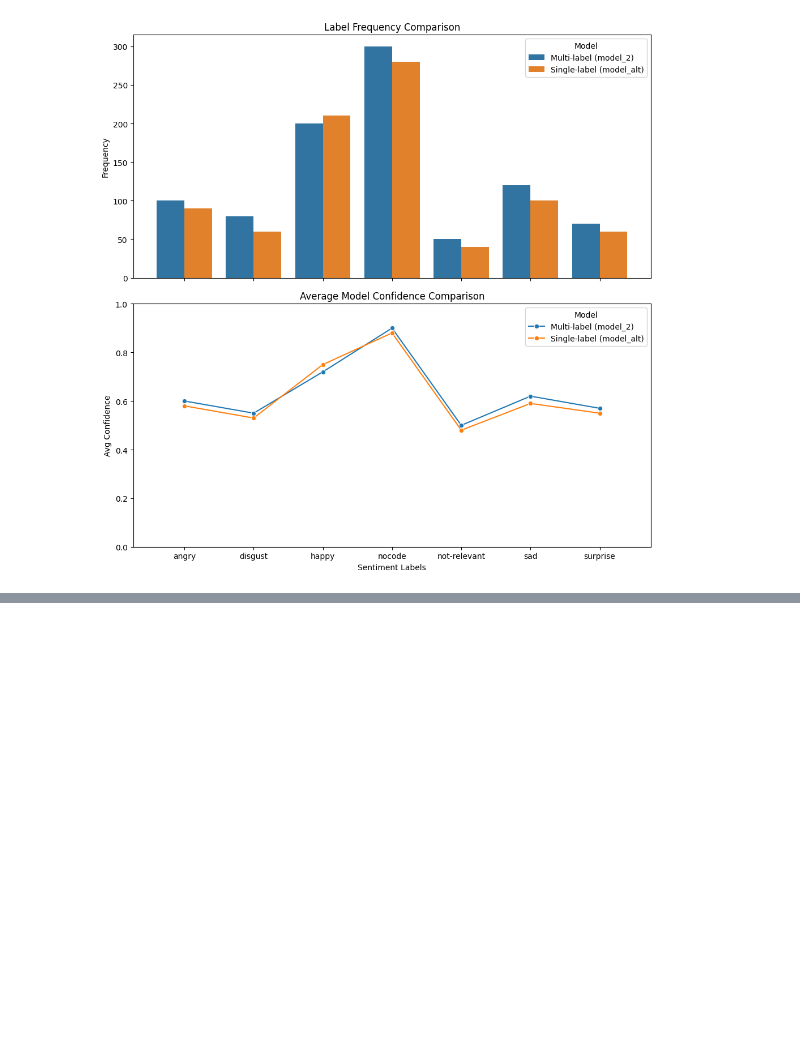
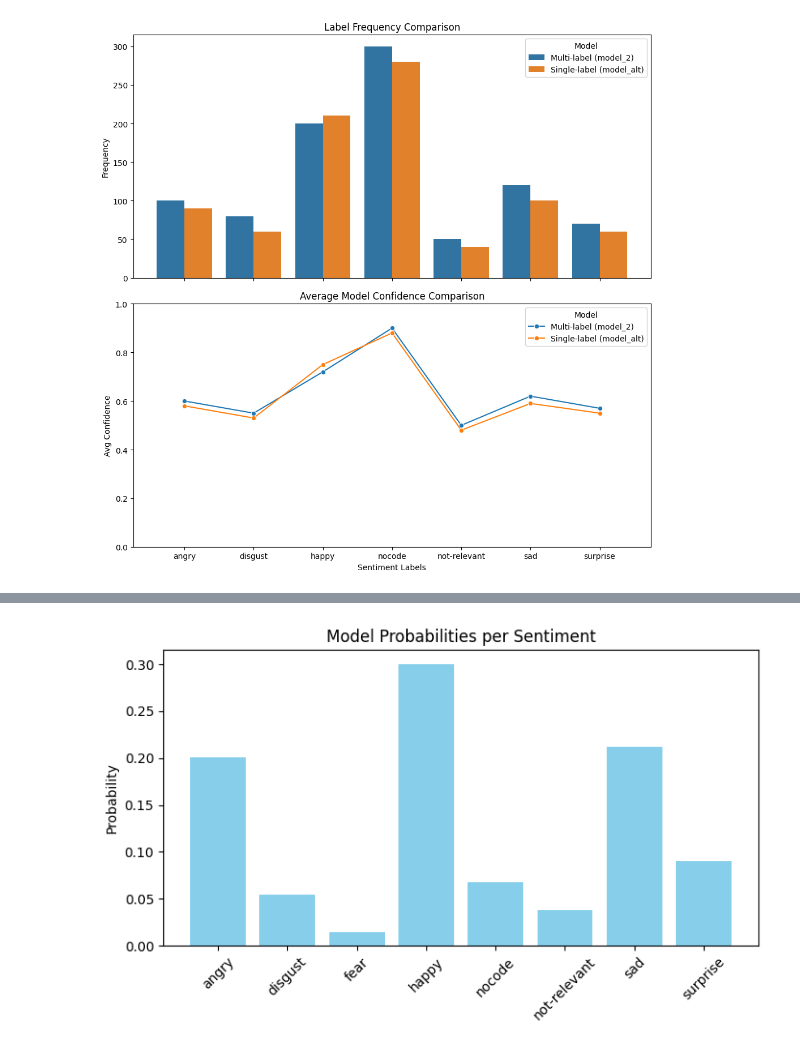
Before and after one commit to jeelfaldu7/transformer_sentiment_analysis, a Jupyter notebook: DataJams_Jimmy.ipynb, the cells around one changed output, grey strips where cells are left out. Saved outputs shown, nothing was run; the diff lists cells and outputs as text; code cells hidden in the pictures; blank space fills up the shorter version.

```diff
--- a/DataJams_Jimmy.ipynb
+++ b/DataJams_Jimmy.ipynb
@@ -418,3 +448,13 @@ roberta_tokenizer.save_pretrained("./my-emotion-model")
+# %%
+disable_colab_widgets
+from transformers import AutoTokenizer, AutoModelForSequenceClassification
+
+# Load first model
+model_2 = AutoModelForSequenceClassification.from_pretrained("raphi-l/my-sentiment-model")
+roberta_tokenizer = AutoTokenizer.from_pretrained("raphi-l/my-sentiment-model")
+
+# Load second model
+model_alt = AutoModelForSequenceClassification.from_pretrained("raphi-l/roberta_second_pass")
 # %%
 def predict_sentiments_debug(text, threshold=0.5):
     inputs = roberta_tokenizer(text, return_tensors="pt", truncation=True, max_length=128)
@@ -601,0 +638,6 @@ plt.show()
+# %%
+# Try prediction sample
+example_text = "I'm not feeling great about the direction of things lately."
+results = predict_sentiments(example_text, threshold=0.2)
+print("Predicted Sentiments (threshold=0.2):")
+print(results)
@@ -601,0 +670,11 @@ plt.show()
+# %%
+# Plot predictions
+probs = predict_sentiments(example_text, return_probs=True)
+plt.figure(figsize=(8, 4))
+plt.bar(probs.keys(), probs.values(), color='skyblue')
+plt.xticks(rotation=45)
+plt.title("Model Probabilities per Sentiment")
+plt.ylabel("Probability")
+plt.show()
+# %% [output]
+[figure, added]
```
Also changed, not shown: parts of 23 cells of this notebook.
